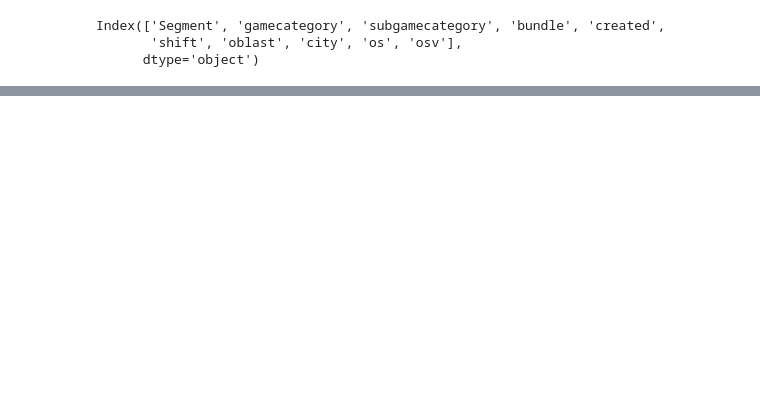
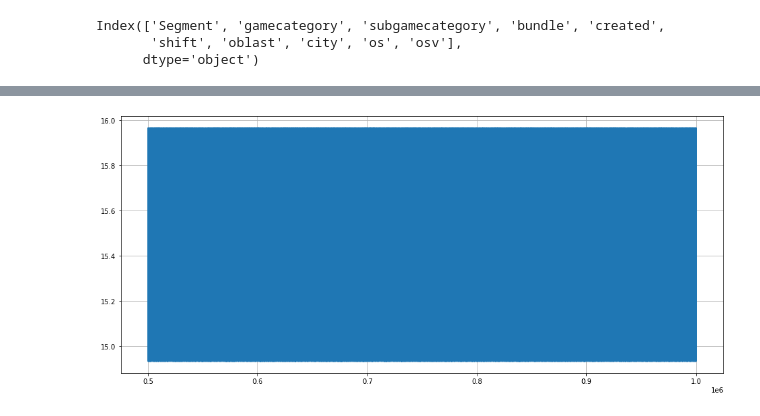
Before and after one commit to kmsenator/ad, a Jupyter notebook: NDS_hack.ipynb, the cells around one changed output, grey strips where cells are left out. Saved outputs shown, nothing was run; the diff lists cells and outputs as text; code cells hidden in the pictures; blank space fills up the shorter version.

```diff
--- a/NDS_hack.ipynb
+++ b/NDS_hack.ipynb
@@ -295,0 +440,4 @@ df_train_2.loc[(df_train_2['year']==1970)]
+# %%
+df_train_2.loc[(df_train_2['created'])<='2021-08-03']['Dsun'].plot(figsize=(16,7)).grid()
+# %% [output]
+[figure, added]
```
Also changed, not shown: parts of 11 cells of this notebook.
